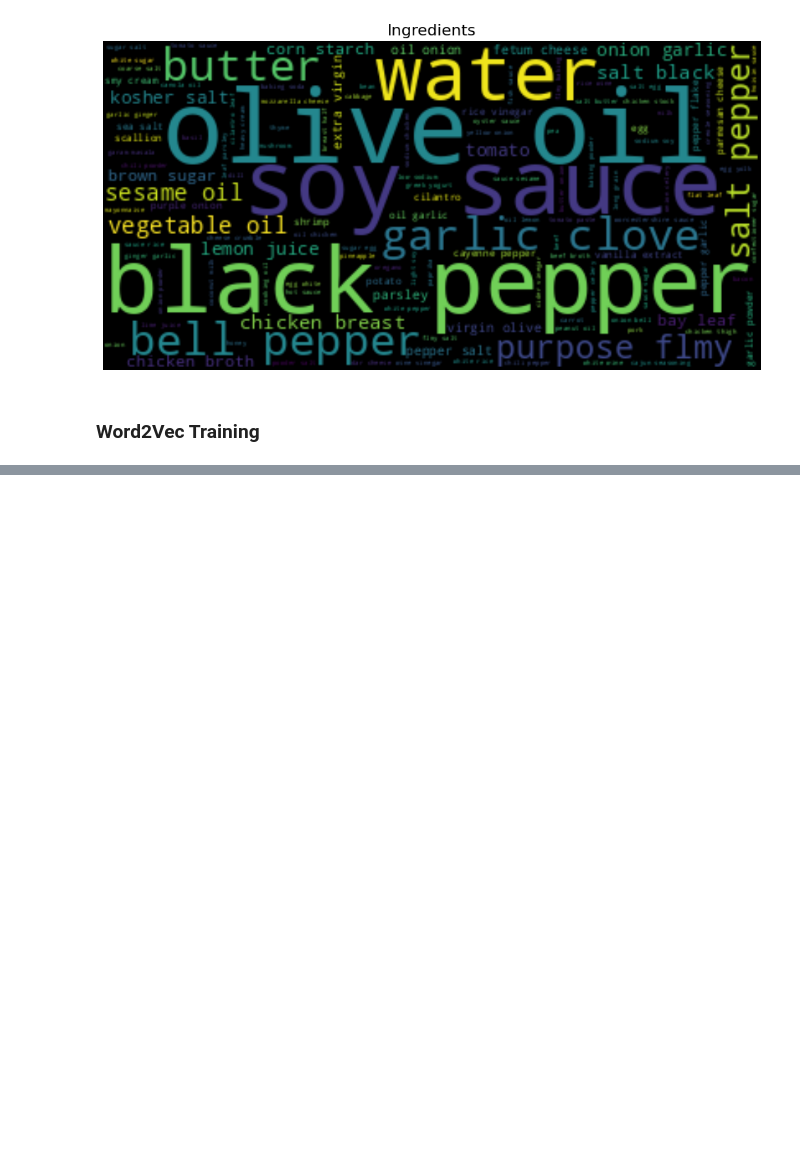
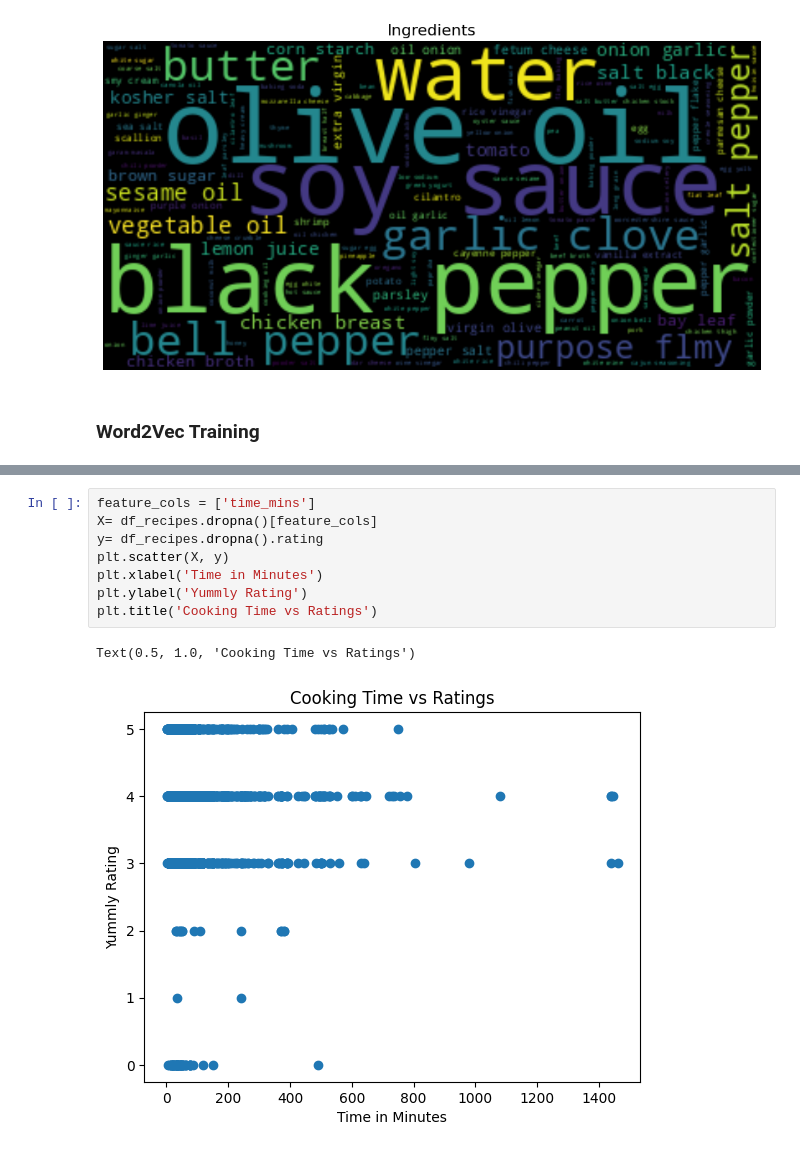
Before and after one commit to Mark-Barbaric/Coursera-NLP, a Jupyter notebook: kaggle/word2vec/recipes_word_2_vec.ipynb, the cells around one changed output, grey strips where cells are left out. Saved outputs shown, nothing was run; the diff lists cells and outputs as text; blank space fills up the shorter version.

```diff
--- a/kaggle/word2vec/recipes_word_2_vec.ipynb
+++ b/kaggle/word2vec/recipes_word_2_vec.ipynb
@@ -204,0 +241,11 @@ TypeError: Word2Vec.__init__() got an unexpected keyword argument 'iter'
+# %%
+feature_cols = ['time_mins']
+X= df_recipes.dropna()[feature_cols]
+y= df_recipes.dropna().rating
+plt.scatter(X, y)
+plt.xlabel('Time in Minutes')
+plt.ylabel('Yummly Rating')
+plt.title('Cooking Time vs Ratings')
+# %% [output]
+Text(0.5, 1.0, 'Cooking Time vs Ratings')
+[figure, added]
```
Also changed, not shown: parts of 5 cells of this notebook.
